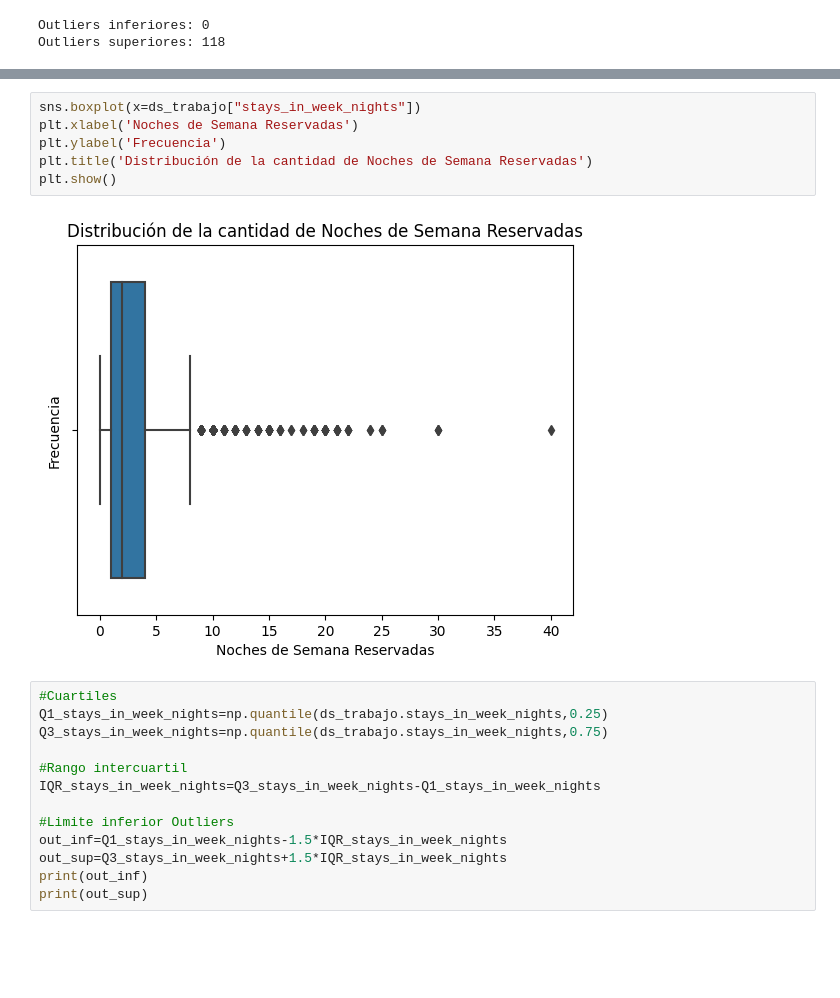
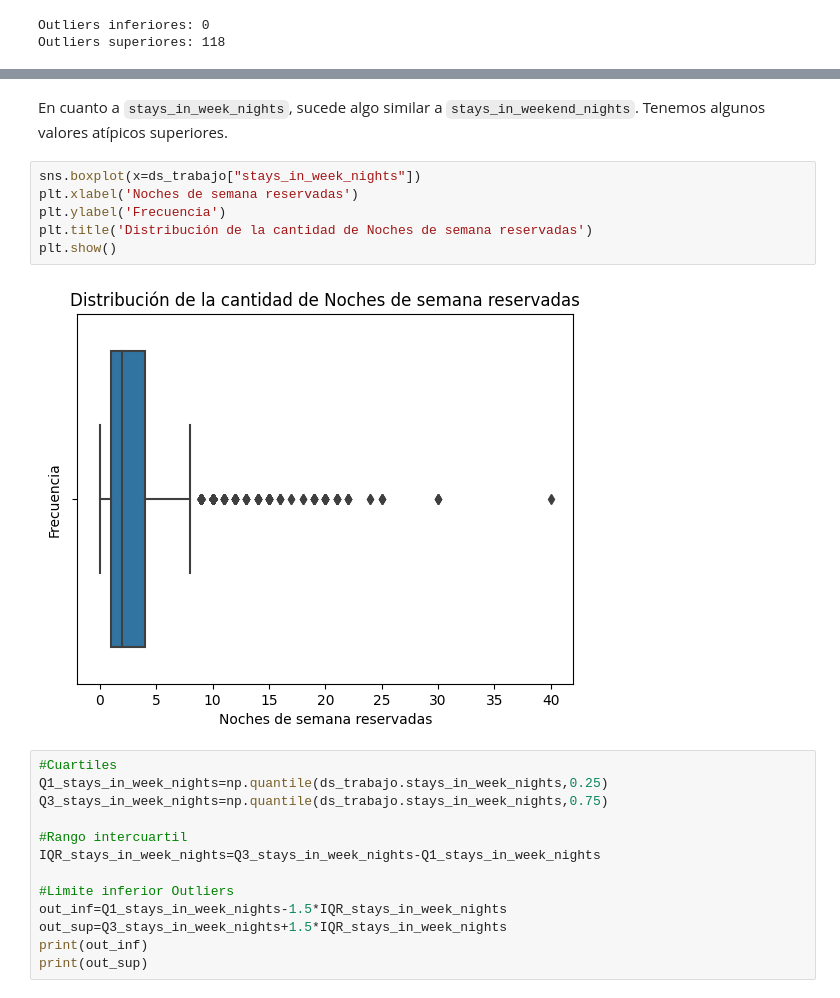
Before and after one commit to mrinkspot/Data-Science-and-Machine-Learning-Projects, a Jupyter notebook: notebook_2.ipynb, the cells around one changed output, grey strips where cells are left out. Saved outputs shown, nothing was run; the diff lists cells and outputs as text; blank space fills up the shorter version.

```diff
--- a/notebook_2.ipynb
+++ b/notebook_2.ipynb
@@ -239,11 +256,13 @@ Para `stays_in_week_nights`
+# %% [markdown]
+En cuanto a `stays_in_week_nights`, sucede algo similar a `stays_in_weekend_nights`. Tenemos algunos valores atípicos superiores.
 # %%
 sns.boxplot(x=ds_trabajo["stays_in_week_nights"])
-plt.xlabel('Noches de Semana Reservadas')
+plt.xlabel('Noches de semana reservadas')
 plt.ylabel('Frecuencia')
-plt.title('Distribución de la cantidad de Noches de Semana Reservadas')
+plt.title('Distribución de la cantidad de Noches de semana reservadas')
 plt.show()
 # %% [output]
-[figure, old version]
+[figure, new version]
 # %%
 #Cuartiles
 Q1_stays_in_week_nights=np.quantile(ds_trabajo.stays_in_week_nights,0.25)
```
Also changed, not shown: parts of 34 cells of this notebook, 1 other file.
